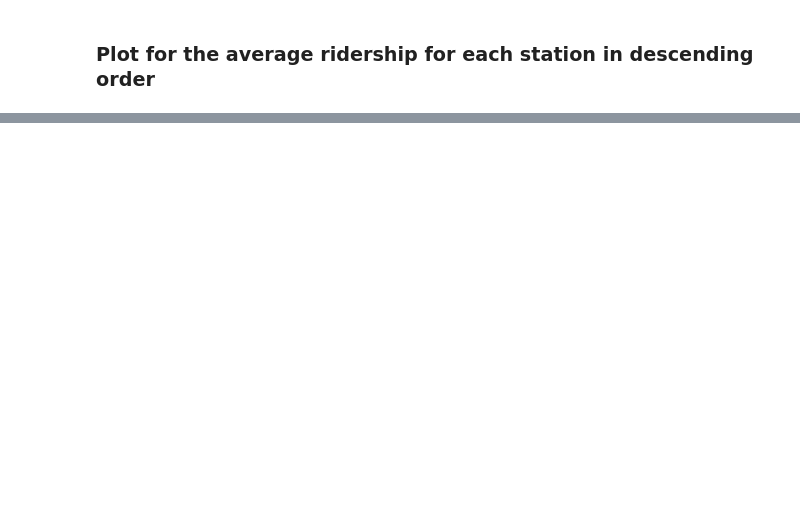
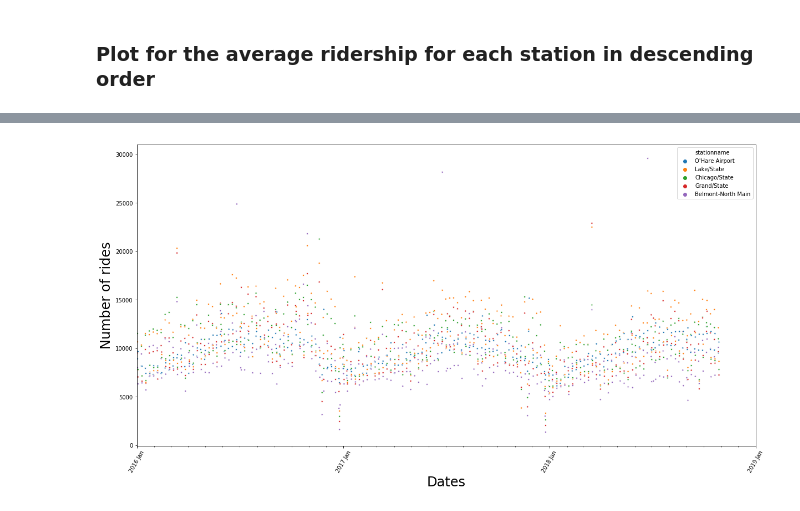
Before and after one commit to hyojunada/chicago_cta, a Jupyter notebook: notebook/Project-Traffic.ipynb, the cells around one changed output, grey strips where cells are left out. Saved outputs shown, nothing was run; the diff lists cells and outputs as text; code cells hidden in the pictures; blank space fills up the shorter version.

```diff
--- a/notebook/Project-Traffic.ipynb
+++ b/notebook/Project-Traffic.ipynb
@@ -80,0 +87,20 @@ fig.savefig('../result/highest_station_ridership_{}.png'.format(''.join(day_type
+# %%
+fig, ax1 = plt.subplots(figsize=(20, 10))
+df_test = df_rides_per_day[df_rides_per_day.date > pd.Timestamp('2016-01-01 00:00:00')]
+sns.scatterplot(x='date', y='rides', hue='stationname', data=df_test, ax=ax1, s=10)
+for item in ax1.get_xticklabels():
+    item.set_rotation(60)
+#figure style
+fontsize=16
+ax1.set_xlabel('Dates', fontsize=1.5*fontsize)
+ax1.set_xlim([pd.Timestamp('2016-01-01 00:00:00'), pd.Timestamp('2019-01-01 00:00:00')])
+# ax.set_xticklabels(df_rides_per_day.date, fontsize=0.8*fontsize)
+#set major ticks every year and minor ticks every month
+ax1.xaxis.set_major_locator(mdates.YearLocator())
+ax1.xaxis.set_minor_locator(mdates.MonthLocator())
+#set major ticks format
+ax1.xaxis.set_major_formatter(mdates.DateFormatter('%Y %b'))
+ax1.set_ylabel('Number of rides', fontsize=1.5*fontsize)
+fig.savefig('../result/highest_station_ridership_2016-2018_{}.png'.format(''.join(day_type)), transparent=True,bbox_inches='tight' )
+# %% [output]
+[figure, added]
```
Also changed, not shown: parts of 6 cells of this notebook, 5 other files.
